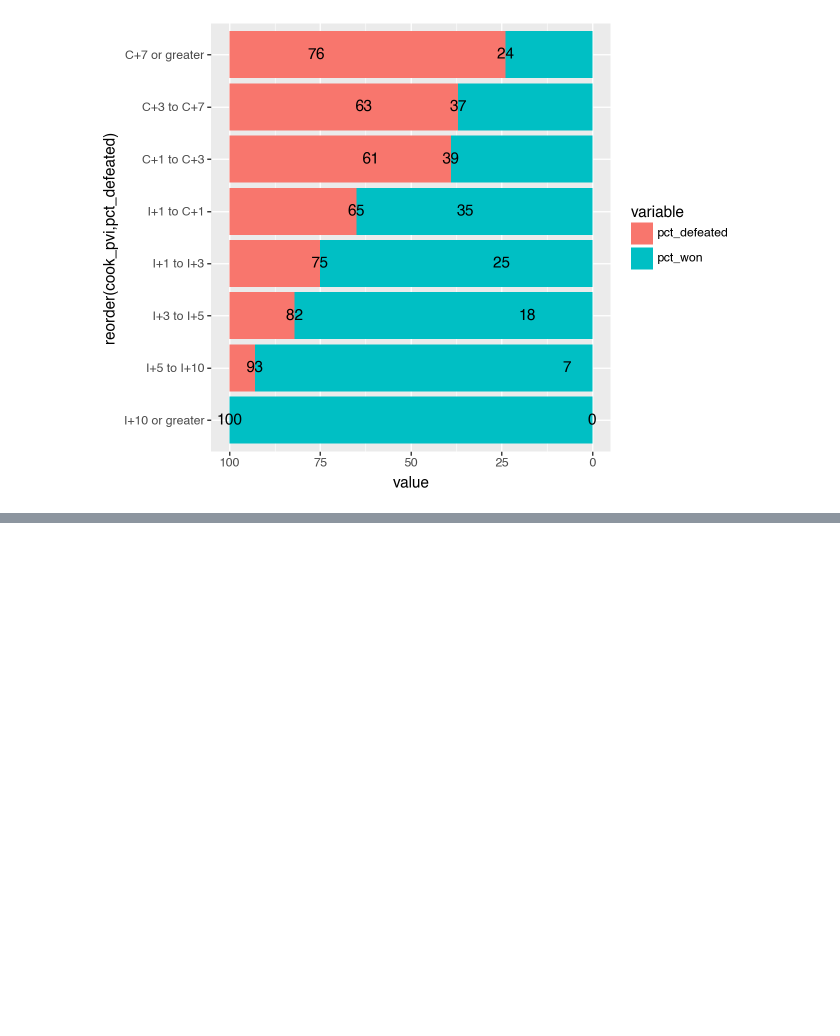
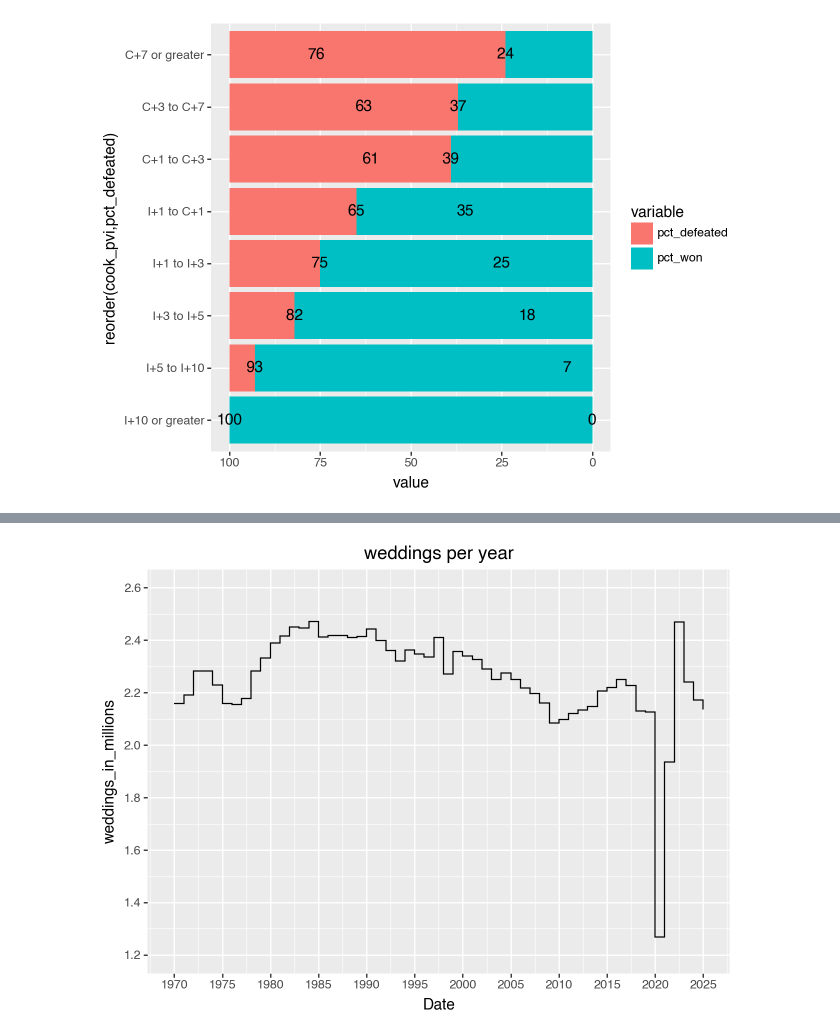
Before and after one commit to hgorledeenn/notebooks-to-illustrator, a Jupyter notebook: Homework - Notebooks to Illustrator.ipynb, the cells around one changed output, grey strips where cells are left out. Saved outputs shown, nothing was run; the diff lists cells and outputs as text; code cells hidden in the pictures; blank space fills up the shorter version.

Commit message:
did chart #4

```diff
--- a/Homework - Notebooks to Illustrator.ipynb
+++ b/Homework - Notebooks to Illustrator.ipynb
@@ -178,6 +178,26 @@ You are going to recreate the simple, cleanly-annotated line graph from [this pi
 ![](images/sample-nyt-line.png)
 
 **I've included the data:** `data/weddings.csv`.
+# %%
+df = pd.read_csv('data/weddings.csv')
+
+df['weddings_in_millions'] = df['Weddings']/1000000
+df.head()
+
+plot = (
+    ggplot(df) +
+    aes(x='Date', y='weddings_in_millions') +
+    geom_step() +
+    scale_y_continuous(breaks=[1.2,1.4,1.6,1.8,2,2.2,2.4,2.6],
+                       limits=(1.2,2.6)) +
+    scale_x_continuous(breaks=[1970,1975,1980,1985,1990,1995,2000,2005,2010,2015,2020,2025]) +
+    labs(title="weddings per year")
+)
+
+plot.save('4-weddings_year/from_ggplot.svg')
+plot
+# %% [output]
+[figure, added]
 # %% [markdown]
 ---
 
```
Also changed, not shown: 11 other files.
